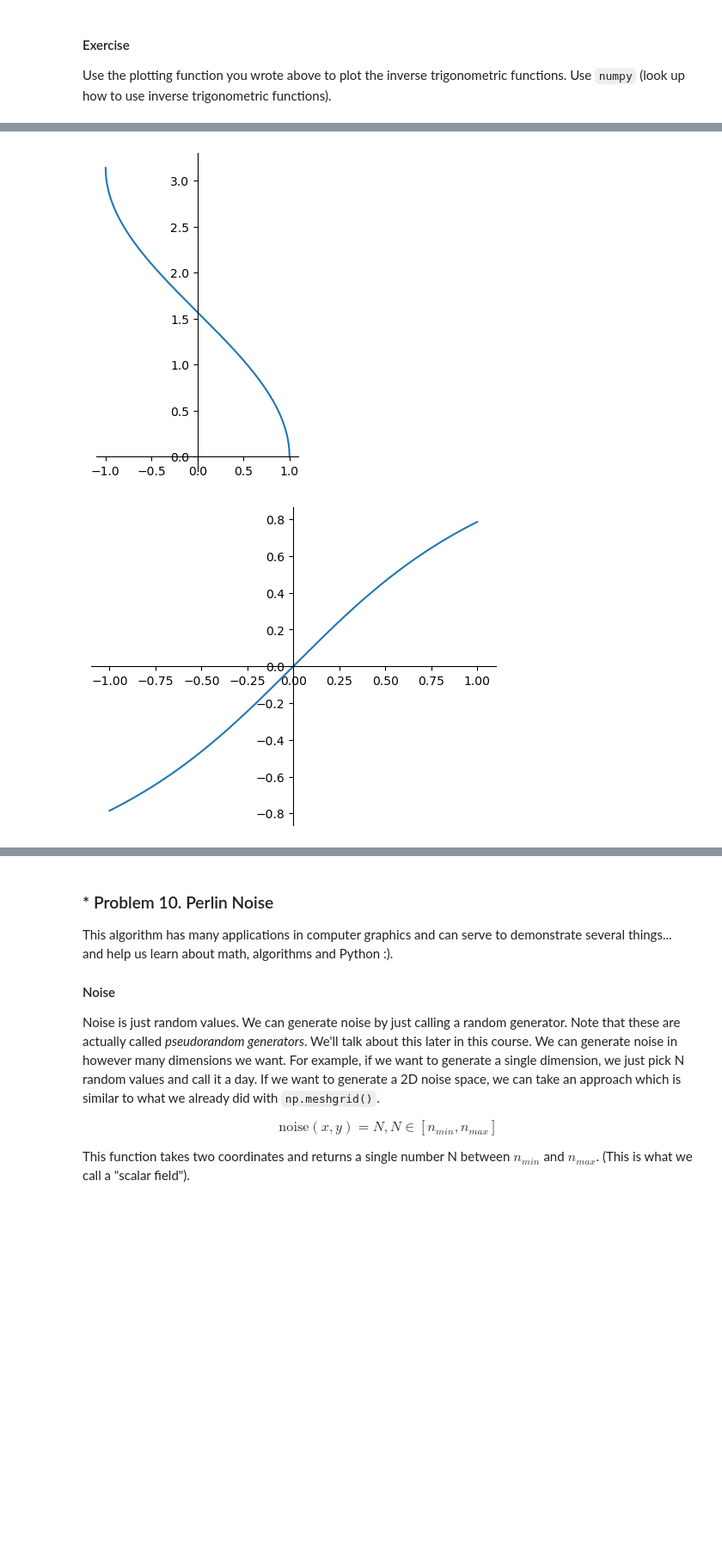
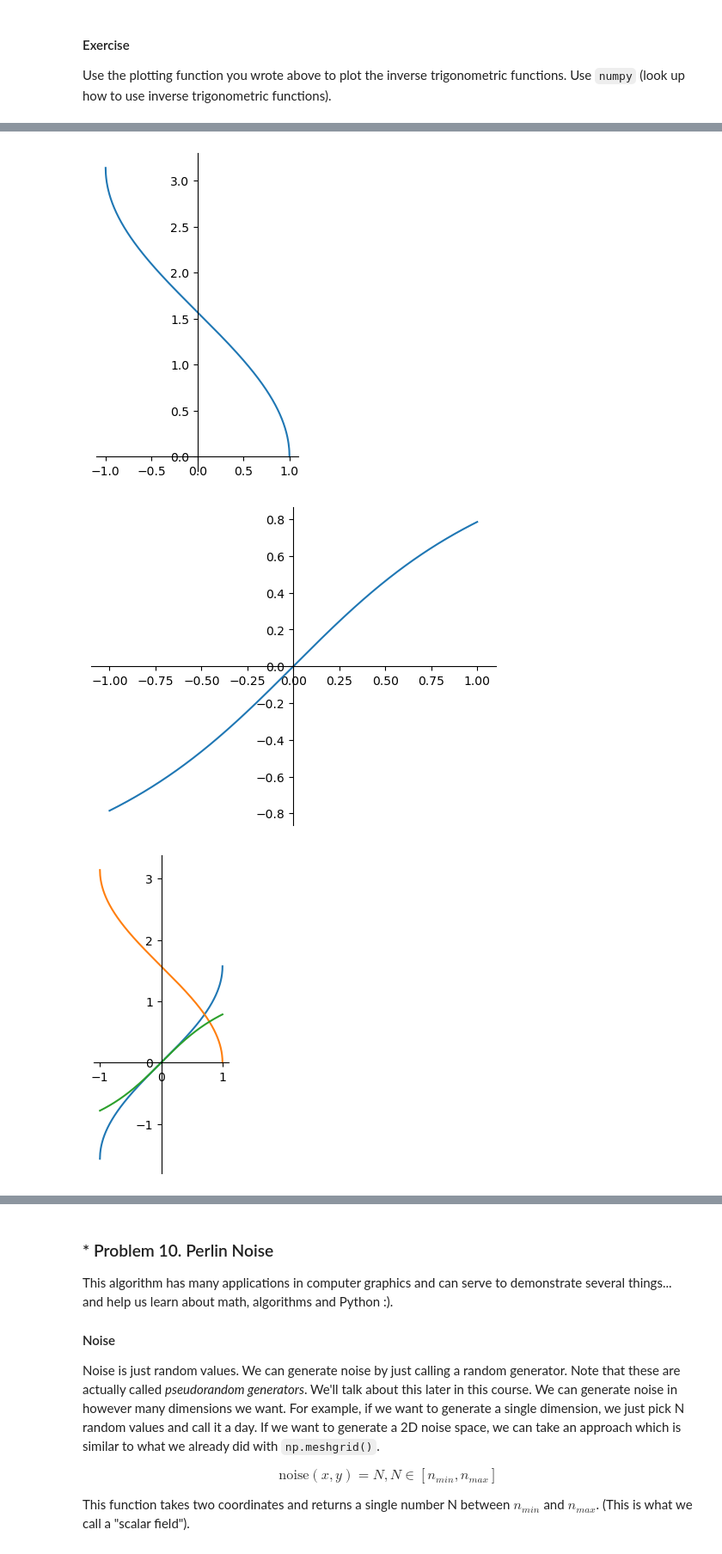
Before and after one commit to plamenborachev/Softuni-MathConceptsForDevelopers-March2024, a Jupyter notebook: 02.High-School-Maths-Exercise/High-SchoolMathsExercise.ipynb, the cells around one changed output, grey strips where cells are left out. Shown at 86% size. Cells and saved outputs as stored; diff of their text form; code cells hidden in the pictures; blank space fills up the shorter version.

```diff
--- a/02.High-School-Maths-Exercise/High-SchoolMathsExercise.ipynb
+++ b/02.High-School-Maths-Exercise/High-SchoolMathsExercise.ipynb
@@ -793,13 +793,16 @@ Use the plotting function you wrote above to plot the inverse trigonometric func
 # %%
 # Write your code here
 
 #test
 plot_math_functions([lambda x: np.arcsin(x)], -1, 1, 1000)
 plot_math_functions([lambda x: np.arccos(x)], -1, 1, 1000)
 plot_math_functions([lambda x: np.arctan(x)], -1, 1, 1000)
 
+plot_math_functions([lambda x: np.arcsin(x), lambda x: np.arccos(x), lambda x: np.arctan(x)], -1, 1, 1000)
+
 # sdbewrqberb
 # %% [output]
 [figure]
 [figure]
 [figure]
+[figure, added]
```
Also changed, not shown: parts of 2 cells of this notebook, 2 other files.
